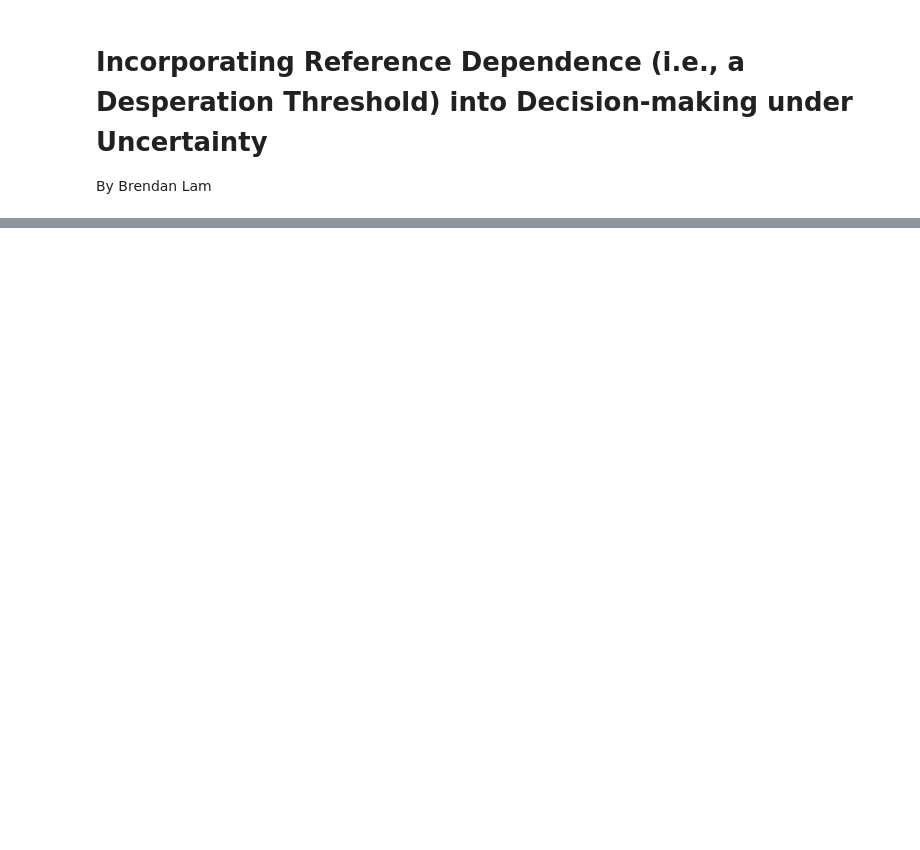
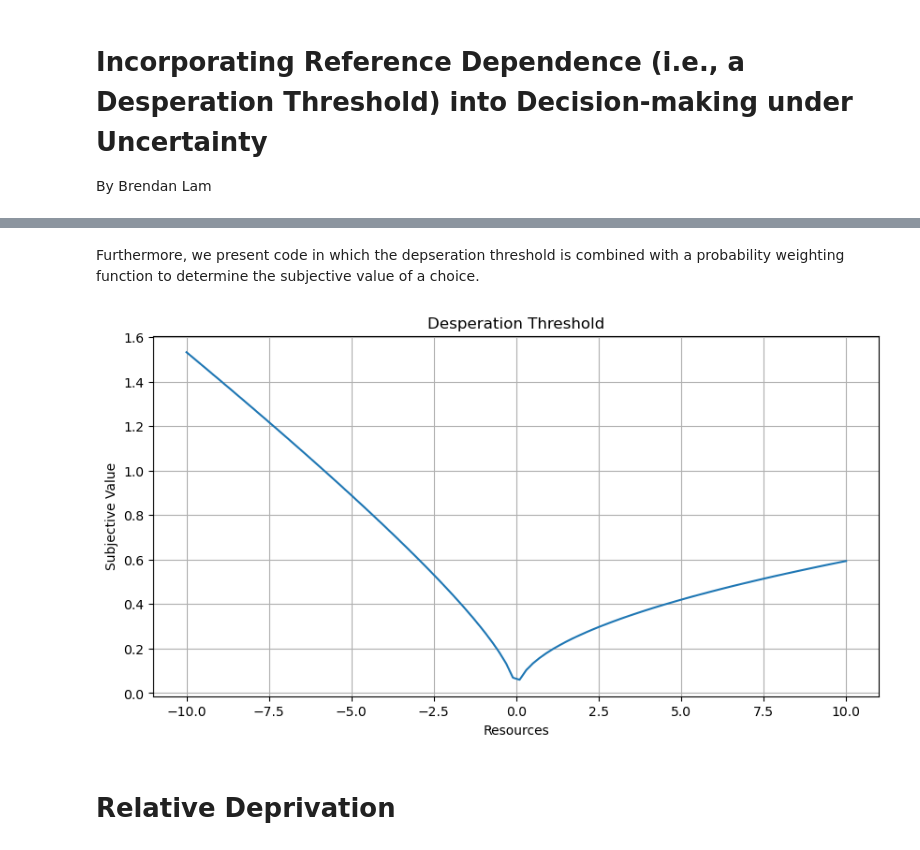
Before and after one commit to blam3/ABM-relative-desperation-uncertainty, a Jupyter notebook: reference_dependence_description.ipynb, the cells around one changed output, grey strips where cells are left out. Cells and saved outputs as stored; diff of their text form; code cells hidden in the pictures; blank space fills up the shorter version.

```diff
--- a/reference_dependence_description.ipynb
+++ b/reference_dependence_description.ipynb
@@ -29,0 +58,35 @@ where $\lambda$ represents the heightened sensitivity to ambiguity under despera
+# %% [markdown]
+Furthermore, we present code in which the depseration threshold is combined with a probability weighting function to determine the subjective value of a choice.
+# %%
+# Probability weighting function (Prelec, 1998)
+def prelec_prob_weight(p, alpha, beta):
+    w_p = np.exp(-beta*(-np.log(p))**alpha)
+    return w_p
+
+def SV(wealth, ps, alpha, beta, gamma, lambd):
+    SVs = np.zeros(len(wealth))
+    util = np.zeros(len(wealth))
+    w_p = np.zeros(len(wealth))
+    util = utility_desperation(wealth, gamma, lambd)
+    for i in range(len(wealth)):
+        w_p[i] = prelec_prob_weight(ps[i], alpha, beta)
+        SVs[i] = util[i]*w_p[i]
+
+    return SVs
+
+# Generate data
+wealth = np.linspace(-10,10,100)
+ps = np.full(len(wealth), 0.5)
+svs = SV(wealth=wealth, ps = ps, alpha=0.2, beta=1.8, gamma=0.5, lambd=0.5)
+
+# Plot figure
+plt.figure(figsize=(10,5))
+plt.plot(wealth, svs)
+plt.title('Desperation Threshold')
+plt.xlabel('Resources')
+plt.ylabel('Subjective Value')
+plt.grid()
+# %% [output]
+[figure, added]
+# %% [markdown]
+# Relative Deprivation
```
Also changed, not shown: parts of 13 cells of this notebook, 7 other files.
